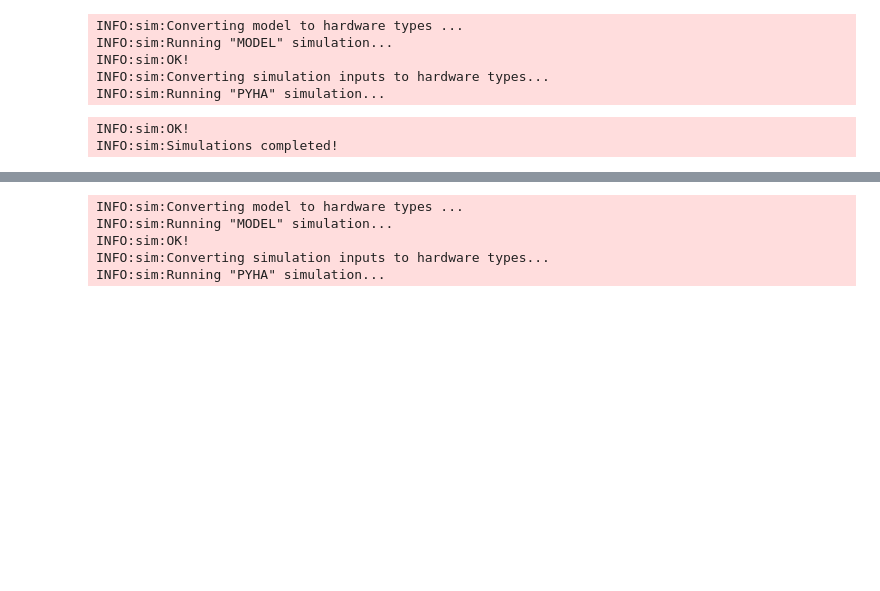
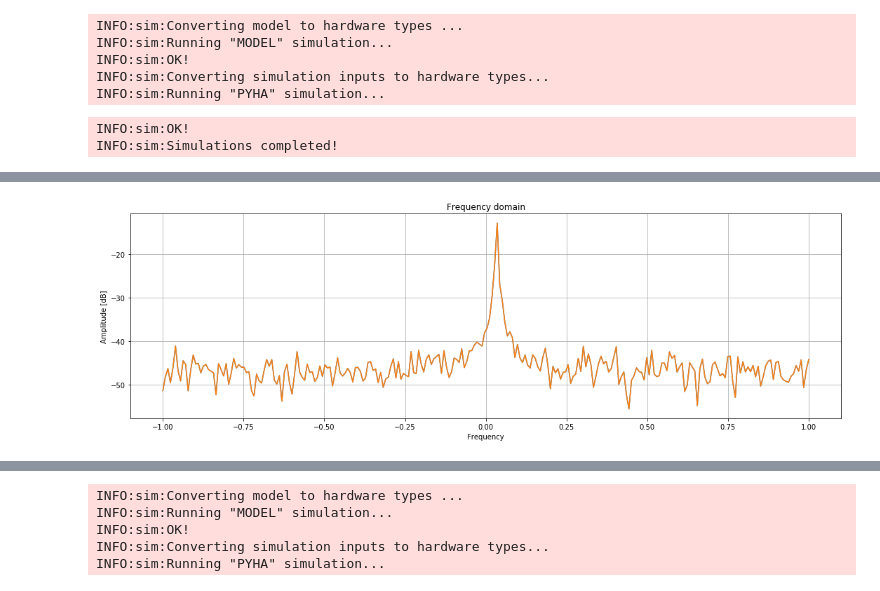
Before and after one commit to gasparka/pyhacores, a Jupyter notebook: pyhacores/fft/fft_core/r2sdf.ipynb, the cells around one changed output, grey strips where cells are left out. Drawn from its saved outputs; the diff is of its cells as text; code cells hidden in the pictures; blank space fills up the shorter version.

```diff
--- a/pyhacores/fft/fft_core/r2sdf.ipynb
+++ b/pyhacores/fft/fft_core/r2sdf.ipynb
@@ -90,0 +75,14 @@ show_plot()
+# %%
+plt.title('Frequency domain')
+gain_fix = len(input_signal)
+for key, value in fft_sims.items():
+    spectrum = 20 * np.log10(np.mean(np.abs(np.array(value)), axis=0))
+    spectrum = toggle_bit_reverse(spectrum, fft_size) # fix bit-reversed ordering
+    spectrum = np.fft.fftshift(spectrum)
+    plt.plot(np.linspace(-1, 1, fft_size), spectrum)
+
+plt.ylabel('Amplitude [dB]')
+plt.xlabel('Frequency')
+show_plot()
+# %% [output]
+[figure, added]
```
Also changed, not shown: parts of 34 cells of this notebook, 2 other files.
